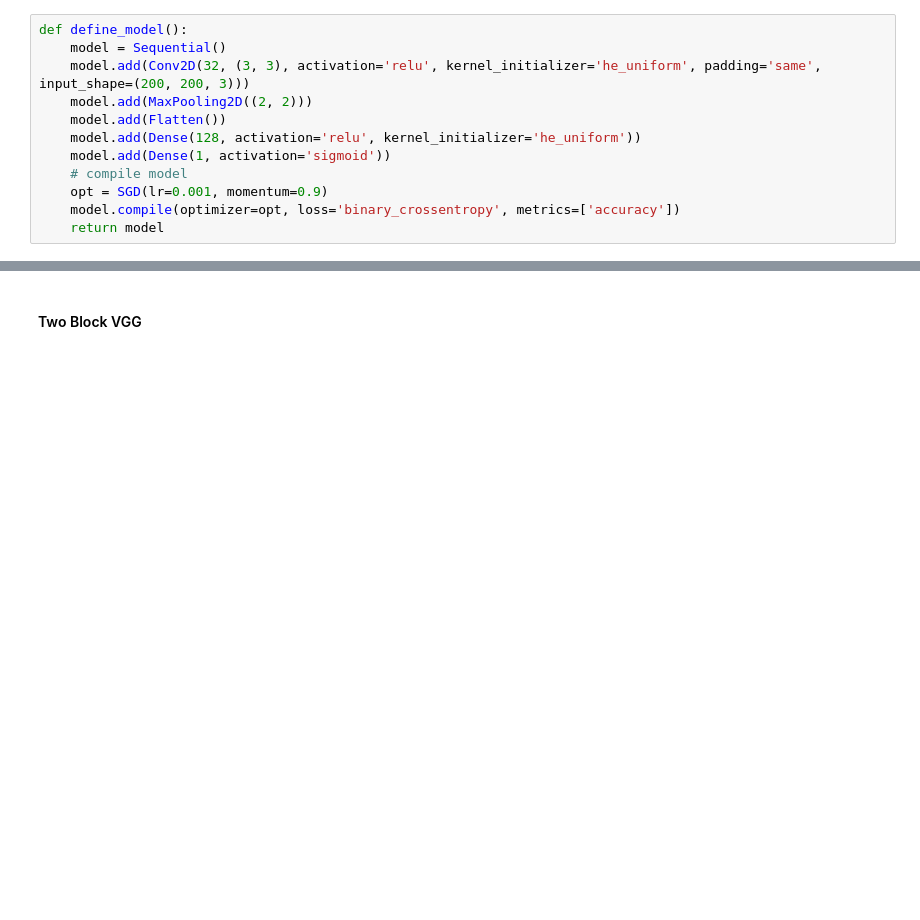
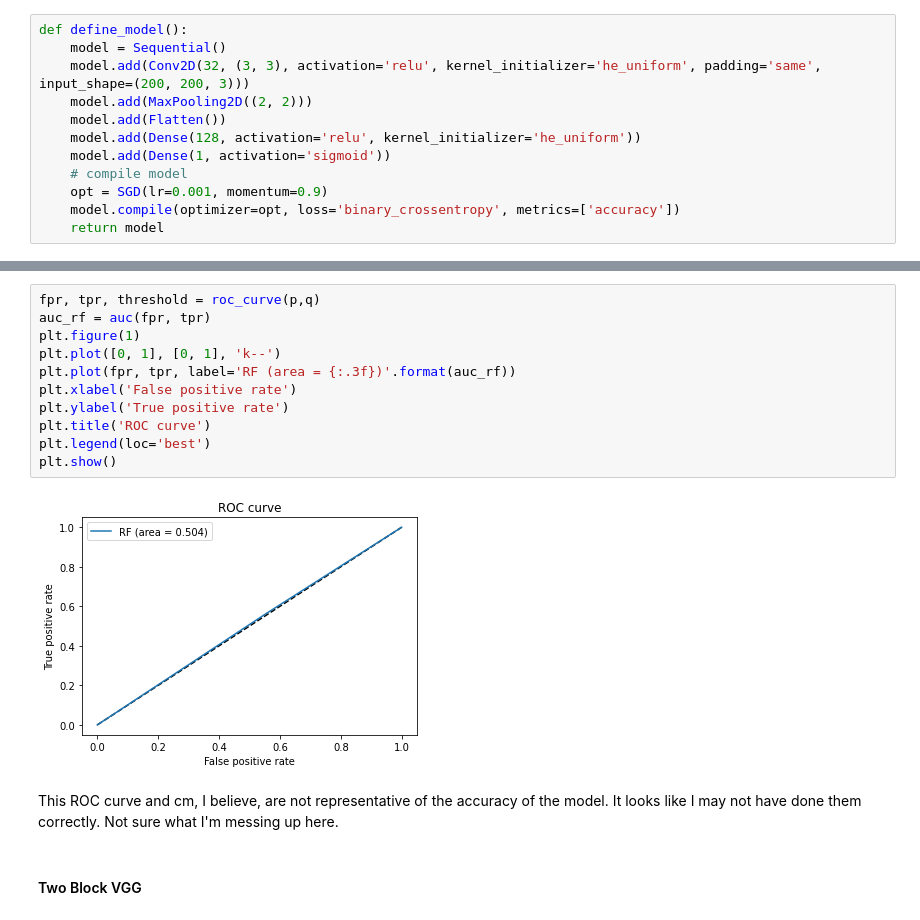
Before and after one commit to erinmcmahon26/Image-Recognizer, a Jupyter notebook: Image_Recognizer.ipynb, the cells around one changed output, grey strips where cells are left out. Drawn from its saved outputs; the diff is of its cells as text; blank space fills up the shorter version.

```diff
--- a/Image_Recognizer.ipynb
+++ b/Image_Recognizer.ipynb
@@ -237,3 +256,18 @@ summarize_diagnostics(histroy)
+# %%
+fpr, tpr, threshold = roc_curve(p,q)
+auc_rf = auc(fpr, tpr)
+plt.figure(1)
+plt.plot([0, 1], [0, 1], 'k--')
+plt.plot(fpr, tpr, label='RF (area = {:.3f})'.format(auc_rf))
+plt.xlabel('False positive rate')
+plt.ylabel('True positive rate')
+plt.title('ROC curve')
+plt.legend(loc='best')
+plt.show()
+# %% [output]
+[figure, added]
+# %% [markdown]
+This ROC curve and cm, I believe, are not representative of the accuracy of the model. It looks like I may not have done them correctly. Not sure what I'm messing up here.
 # %% [markdown]
 #### Two Block VGG
 # %%
```
Also changed, not shown: parts of 13 cells of this notebook.
